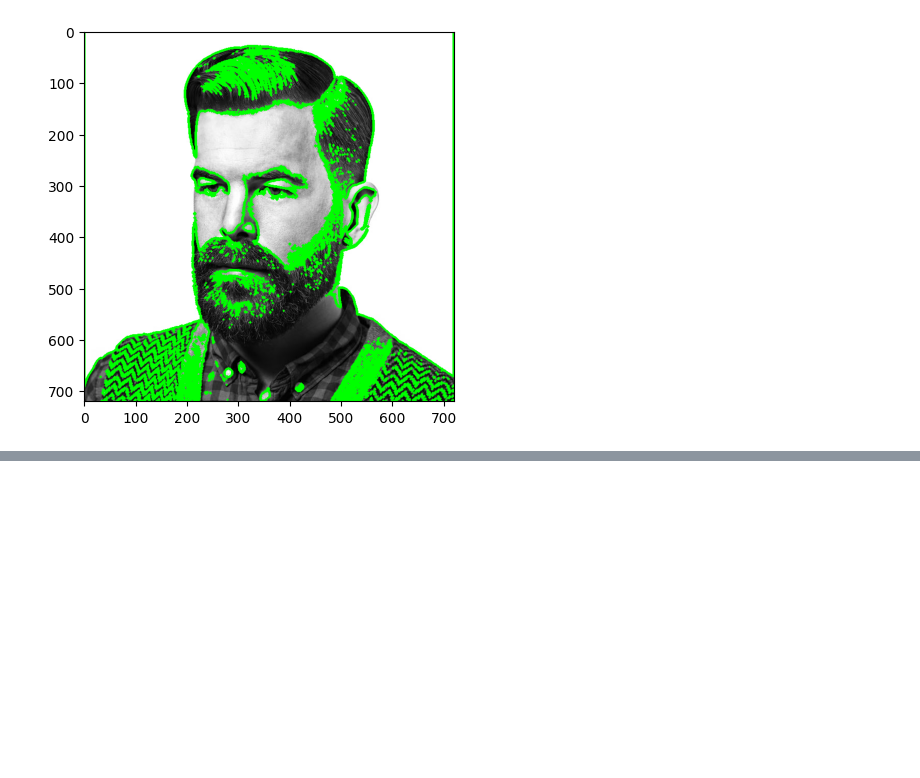
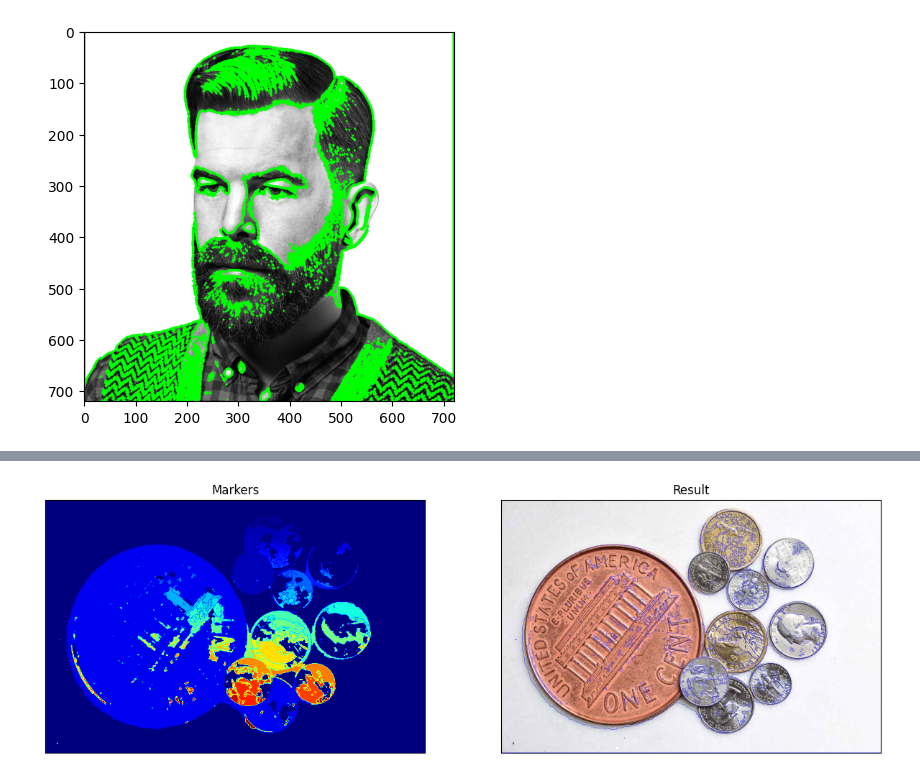
Before and after one commit to Minhdd1413/Image_Processing, a Jupyter notebook: Week5.ipynb, the cells around one changed output, grey strips where cells are left out. Cells and saved outputs as stored; diff of their text form; code cells hidden in the pictures; blank space fills up the shorter version.

```diff
--- a/Week5.ipynb
+++ b/Week5.ipynb
@@ -19,0 +86,11 @@ plt.imshow(img)
+# %%
+# Plotting the final image
+plt.figure(figsize=(15,10))
+
+plt.subplot(121),plt.imshow(markers, cmap = 'jet')
+plt.title('Markers'), plt.xticks([]), plt.yticks([])
+plt.subplot(122),plt.imshow(img[:,:,::-1])
+plt.title('Result'), plt.xticks([]), plt.yticks([])
+plt.show()
+# %% [output]
+[figure, added]
```
Also changed, not shown: parts of 8 cells of this notebook, 1 other file.
